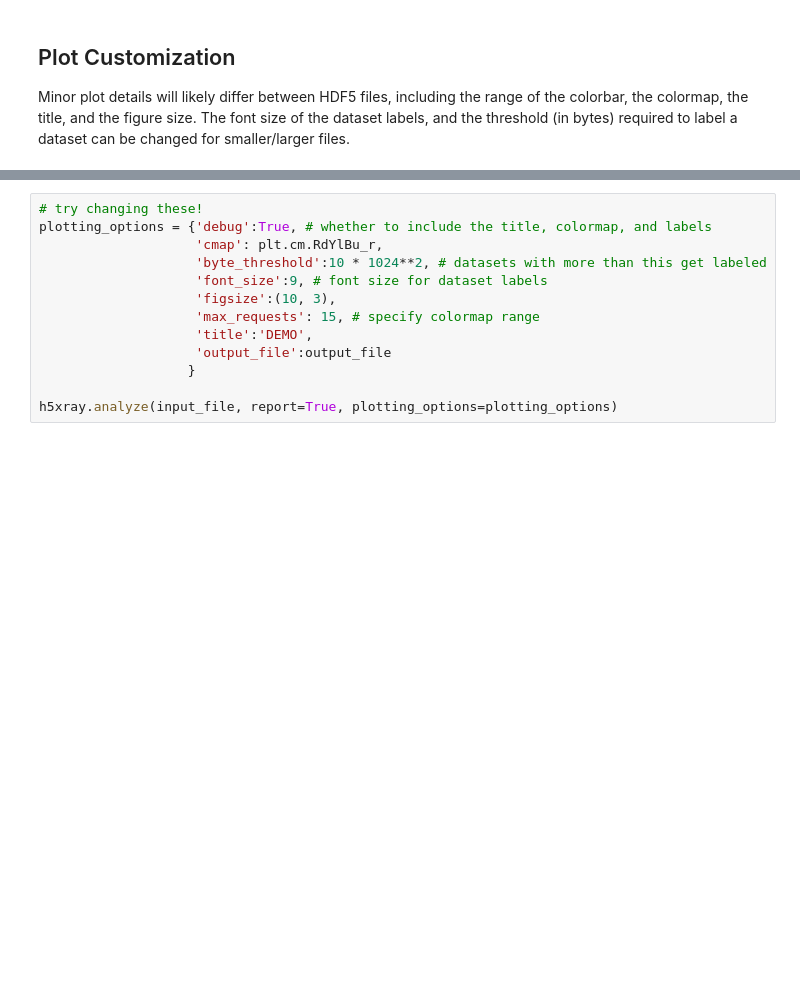
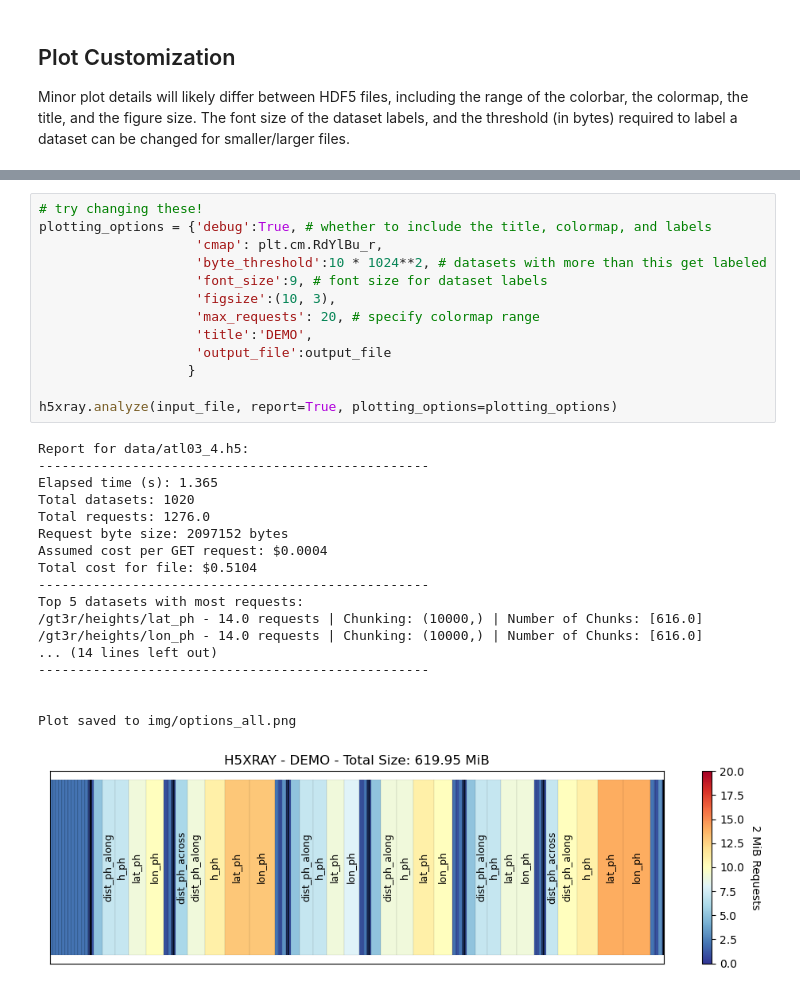
Before and after one commit to jonm3D/h5xray, a Jupyter notebook: demo.ipynb, the cells around one changed output, grey strips where cells are left out. Cells and saved outputs as stored; diff of their text form; blank space fills up the shorter version.

```diff
--- a/demo.ipynb
+++ b/demo.ipynb
@@ -130,13 +121,32 @@ output_file
 # %%
 # try changing these!
 plotting_options = {'debug':True, # whether to include the title, colormap, and labels
                     'cmap': plt.cm.RdYlBu_r,
                     'byte_threshold':10 * 1024**2, # datasets with more than this get labeled
                     'font_size':9, # font size for dataset labels
                     'figsize':(10, 3),
-                    'max_requests': 15, # specify colormap range
+                    'max_requests': 20, # specify colormap range
                     'title':'DEMO',
                     'output_file':output_file
                    }
 
 h5xray.analyze(input_file, report=True, plotting_options=plotting_options)
+# %% [output]
+Report for data/atl03_4.h5:
+--------------------------------------------------
+Elapsed time (s): 1.365
+Total datasets: 1020
+Total requests: 1276.0
+Request byte size: 2097152 bytes
+Assumed cost per GET request: $0.0004
+Total cost for file: $0.5104
+--------------------------------------------------
+Top 5 datasets with most requests:
+/gt3r/heights/lat_ph - 14.0 requests | Chunking: (10000,) | Number of Chunks: [616.0]
+/gt3r/heights/lon_ph - 14.0 requests | Chunking: (10000,) | Number of Chunks: [616.0]
+... (14 lines left out)
+--------------------------------------------------
+
+
+Plot saved to img/options_all.png
+[figure, added]
```
Also changed, not shown: parts of 19 cells of this notebook, 11 other files.
